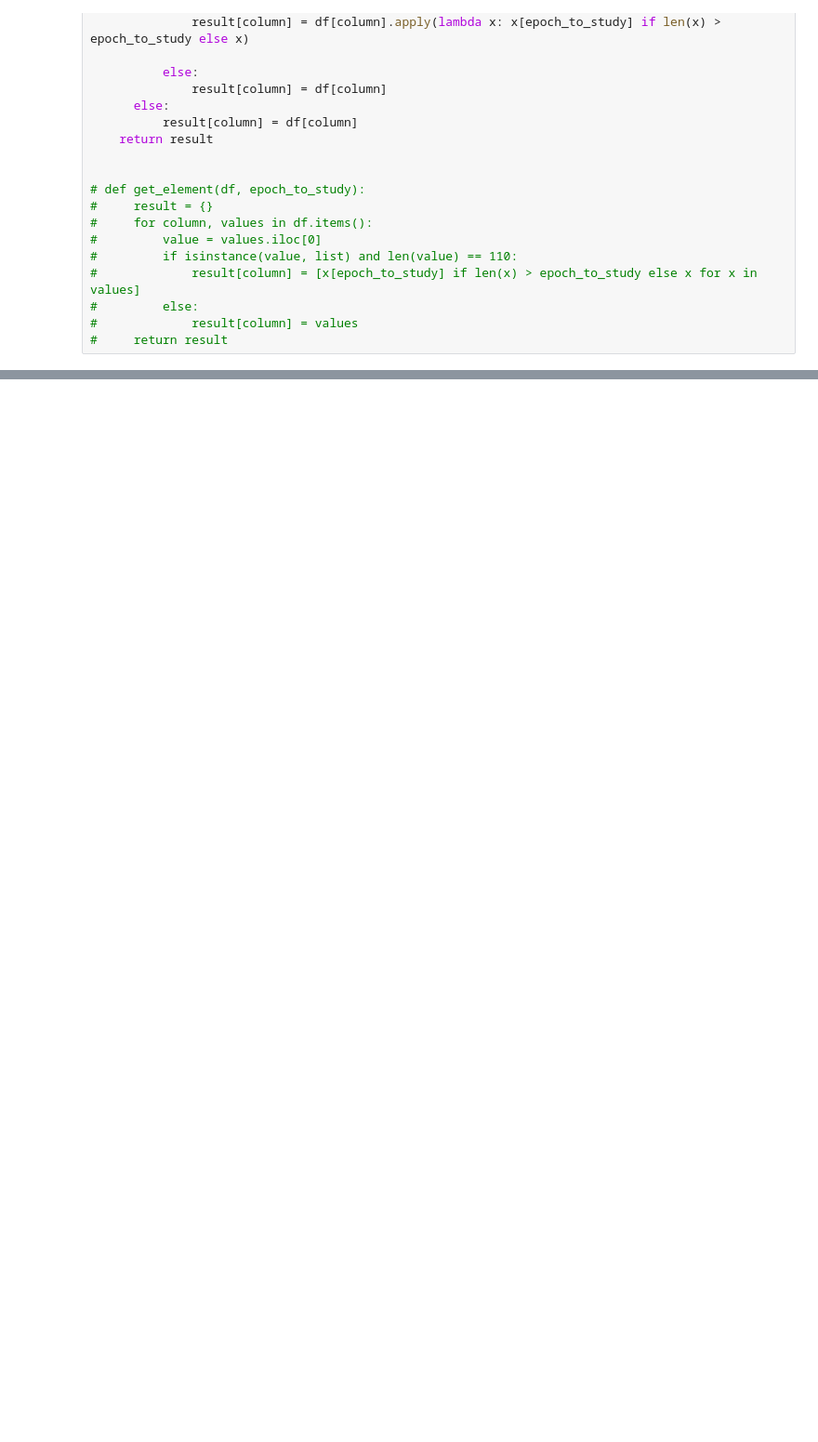
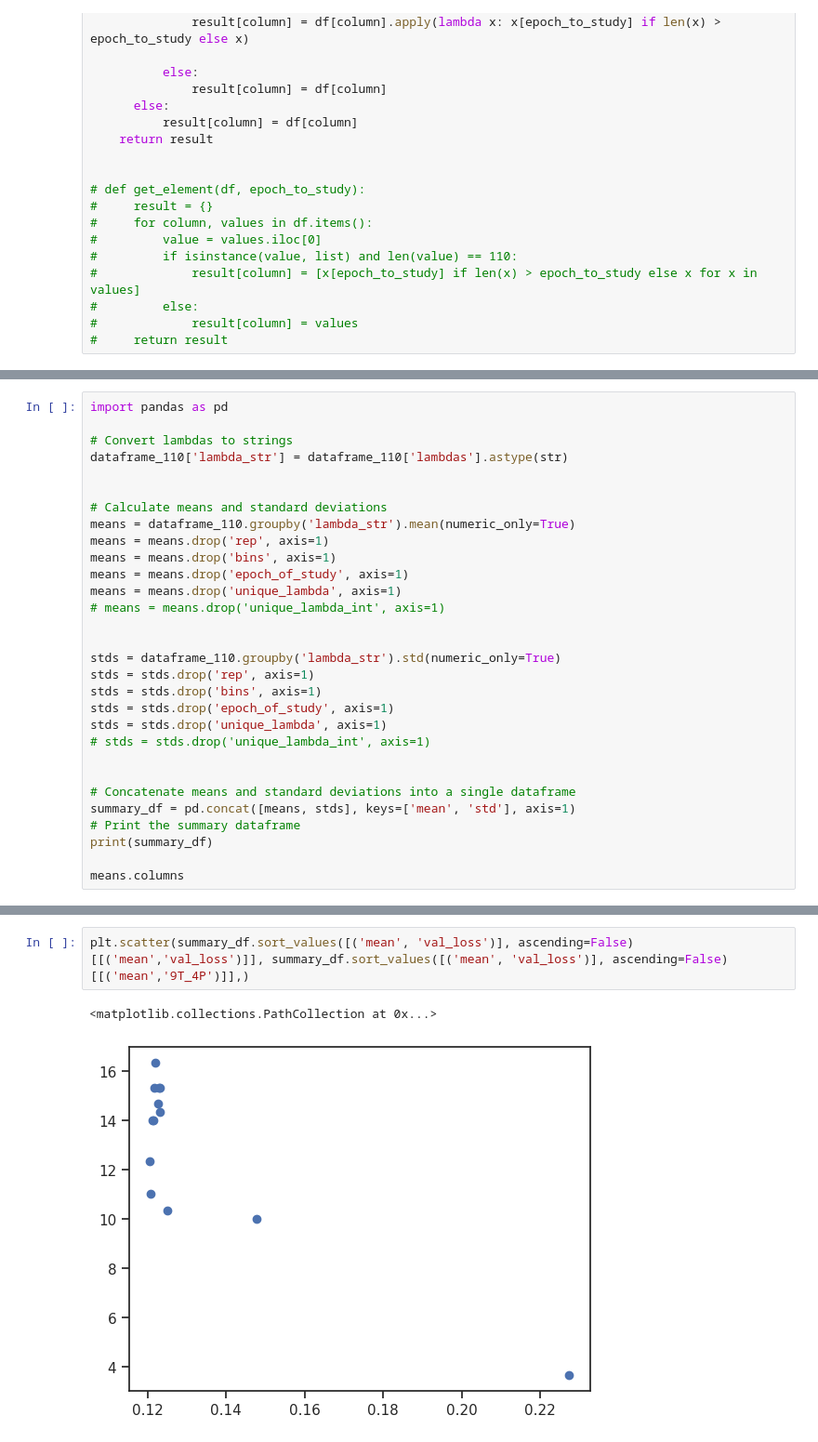
Before and after one commit to RachelRamirez/misclassification_matrix, a Jupyter notebook: Analyzing_Exp_5Bins_11Runs_40D_with_SGD_LR_0point1_DiffInitSeedsperRep_plus_Baselines.ipynb, the cells around one changed output, grey strips where cells are left out. Shown at 93% size. Saved outputs shown, nothing was run; the diff lists cells and outputs as text; blank space fills up the shorter version.

```diff
--- a/Analyzing_Exp_5Bins_11Runs_40D_with_SGD_LR_0point1_DiffInitSeedsperRep_plus_Baselines.ipynb
+++ b/Analyzing_Exp_5Bins_11Runs_40D_with_SGD_LR_0point1_DiffInitSeedsperRep_plus_Baselines.ipynb
@@ -1368,0 +1387,30 @@ Name: datetime, dtype: object
+# %%
+import pandas as pd
+
+# Convert lambdas to strings
+dataframe_110['lambda_str'] = dataframe_110['lambdas'].astype(str)
+
+
+# Calculate means and standard deviations
+means = dataframe_110.groupby('lambda_str').mean(numeric_only=True)
+means = means.drop('rep', axis=1)
+means = means.drop('bins', axis=1)
+means = means.drop('epoch_of_study', axis=1)
+means = means.drop('unique_lambda', axis=1)
+# means = means.drop('unique_lambda_int', axis=1)
+
+
+stds = dataframe_110.groupby('lambda_str').std(numeric_only=True)
+stds = stds.drop('rep', axis=1)
+stds = stds.drop('bins', axis=1)
+stds = stds.drop('epoch_of_study', axis=1)
+stds = stds.drop('unique_lambda', axis=1)
+# stds = stds.drop('unique_lambda_int', axis=1)
+
+
+# Concatenate means and standard deviations into a single dataframe
+summary_df = pd.concat([means, stds], keys=['mean', 'std'], axis=1)
+# Print the summary dataframe
+print(summary_df)
+
+means.columns
@@ -1368,0 +1453,5 @@ Name: datetime, dtype: object
+# %%
+plt.scatter(summary_df.sort_values([('mean', 'val_loss')], ascending=False)[[('mean','val_loss')]], summary_df.sort_values([('mean', 'val_loss')], ascending=False)[[('mean','9T_4P')]],)
+# %% [output]
+<matplotlib.collections.PathCollection at 0x...>
+[figure, added]
```
Also changed, not shown: parts of 22 cells of this notebook.
